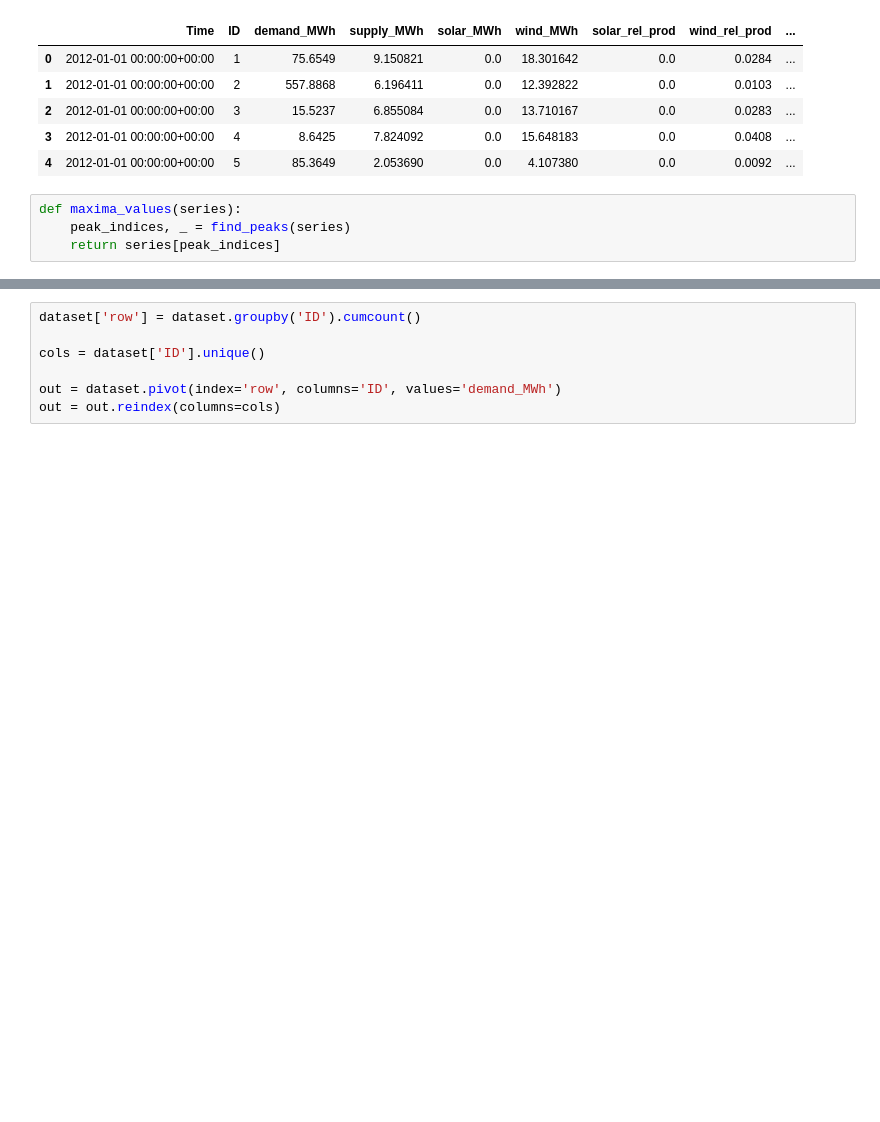
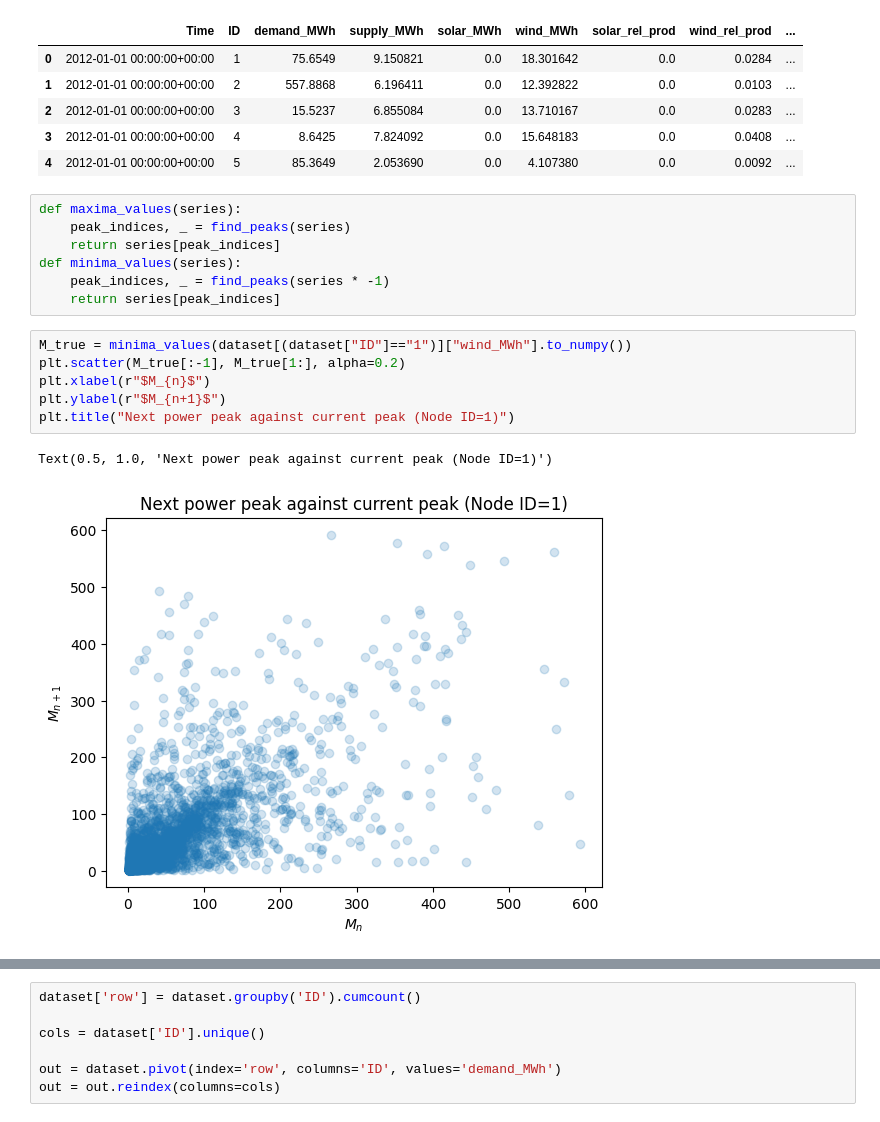
Before and after one commit to PatrickhCahill/jamboree2026, a Jupyter notebook: read-data.ipynb, the cells around one changed output, grey strips where cells are left out. Cells and saved outputs as stored; diff of their text form; blank space fills up the shorter version.

```diff
--- a/read-data.ipynb
+++ b/read-data.ipynb
@@ -27,4 +27,16 @@ dataset.head()
 def maxima_values(series):
     peak_indices, _ = find_peaks(series)
     return series[peak_indices]
+def minima_values(series):
+    peak_indices, _ = find_peaks(series * -1)
+    return series[peak_indices]
+# %%
+M_true = minima_values(dataset[(dataset["ID"]=="1")]["wind_MWh"].to_numpy())
+plt.scatter(M_true[:-1], M_true[1:], alpha=0.2)
+plt.xlabel(r"$M_{n}$")
+plt.ylabel(r"$M_{n+1}$")
+plt.title("Next power peak against current peak (Node ID=1)")
+# %% [output]
+Text(0.5, 1.0, 'Next power peak against current peak (Node ID=1)')
+[figure, added]
 # %%
```
Also changed, not shown: parts of 9 cells of this notebook, 4 other files.
